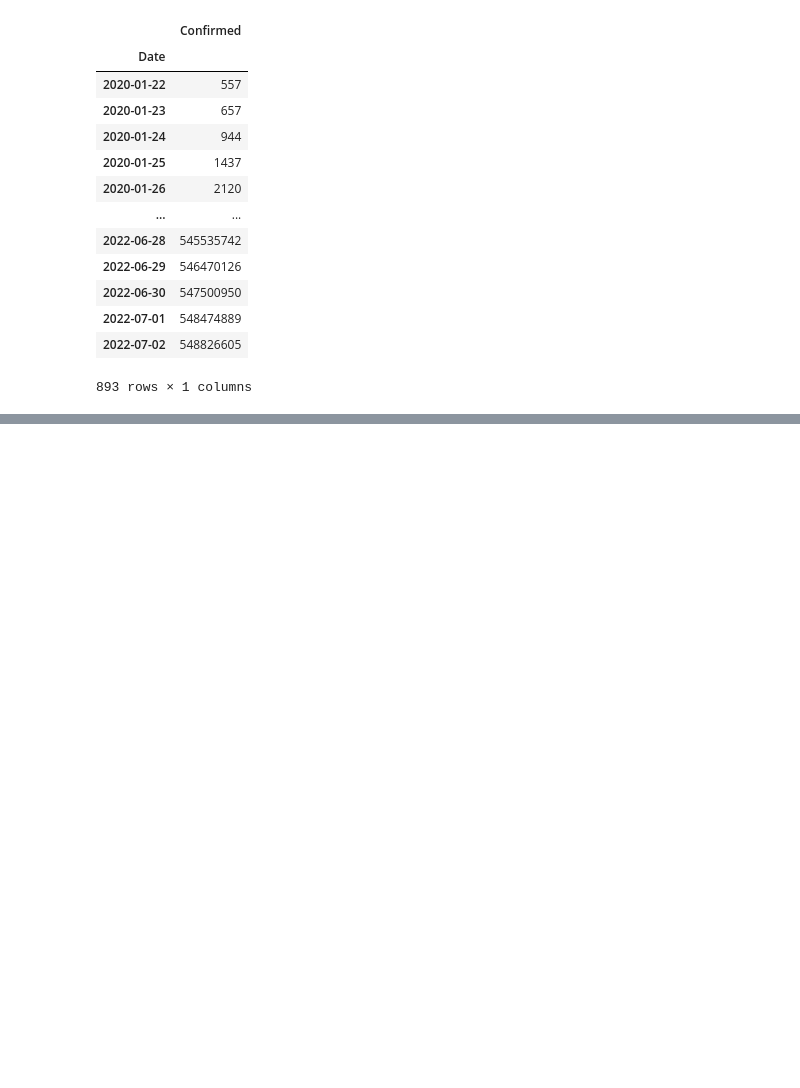
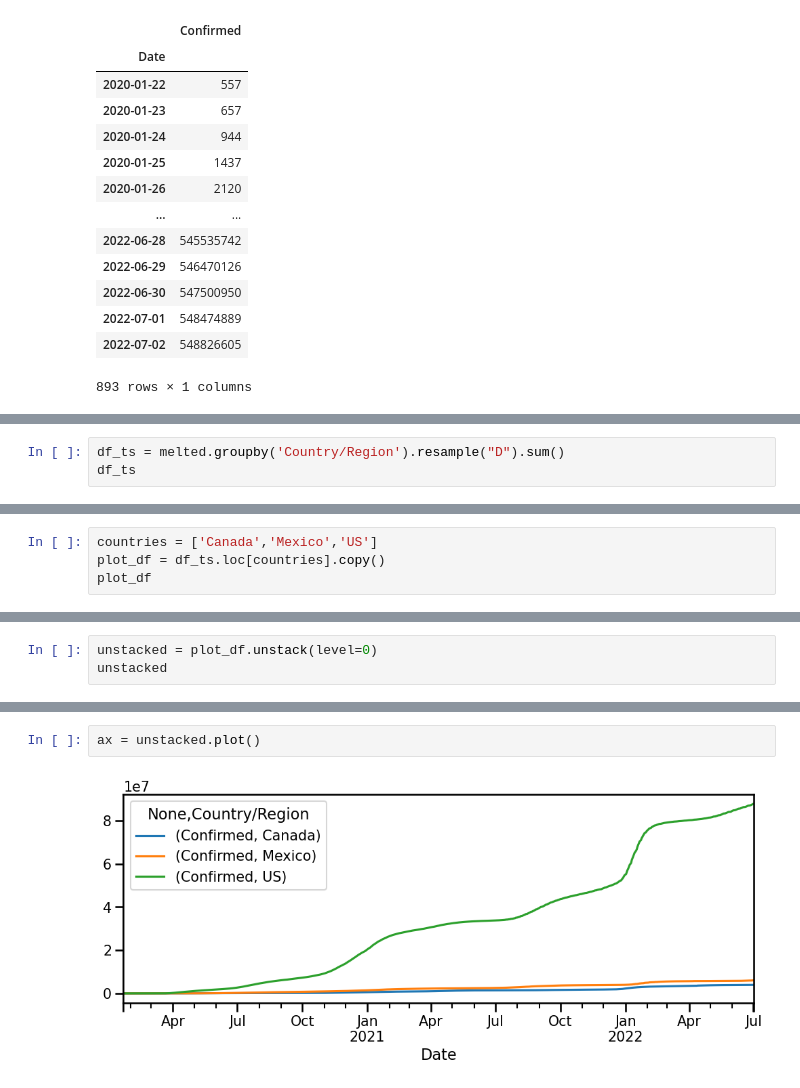
Before and after one commit to hawkeyedatatsai/Time-Series-Analysis, a Jupyter notebook: 9-Preparing Wide Form Time Data.ipynb, the cells around one changed output, grey strips where cells are left out. Cells and saved outputs as stored; diff of their text form; blank space fills up the shorter version.

```diff
--- a/9-Preparing Wide Form Time Data.ipynb
+++ b/9-Preparing Wide Form Time Data.ipynb
@@ -186,0 +197,3 @@ melted.resample("D").sum()
+# %%
+df_ts = melted.groupby('Country/Region').resample("D").sum()
+df_ts
@@ -186,0 +285,4 @@ melted.resample("D").sum()
+# %%
+countries = ['Canada','Mexico','US']
+plot_df = df_ts.loc[countries].copy()
+plot_df
@@ -186,0 +338,3 @@ melted.resample("D").sum()
+# %%
+unstacked = plot_df.unstack(level=0)
+unstacked
@@ -186,0 +357,4 @@ melted.resample("D").sum()
+# %%
+ax = unstacked.plot()
+# %% [output]
+[figure, added]
```
Also changed, not shown: parts of 26 cells of this notebook, 3 other files.
